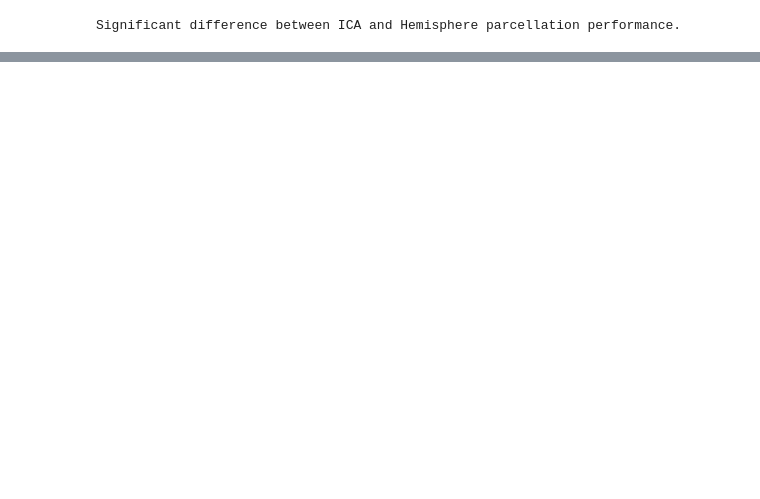
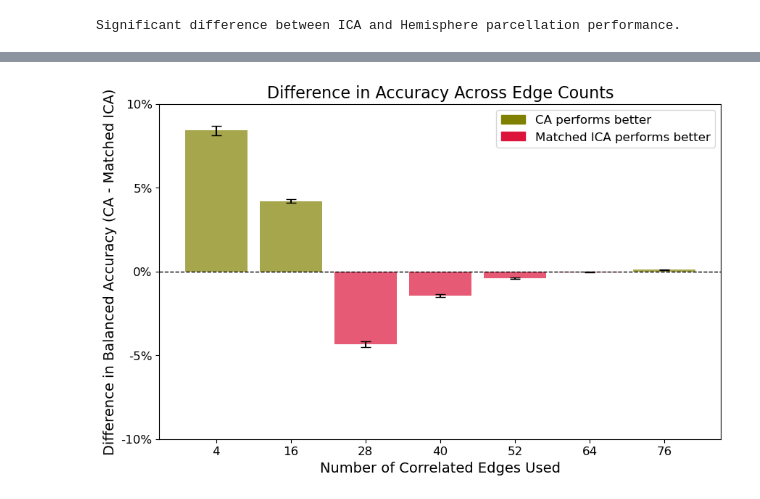
Before and after one commit to vickyli1015/Public-DSC180B-Functional-Connectivity-Project, a Jupyter notebook: comparing_data.ipynb, the cells around one changed output, grey strips where cells are left out. Cells and saved outputs as stored; diff of their text form; code cells hidden in the pictures; blank space fills up the shorter version.

```diff
--- a/comparing_data.ipynb
+++ b/comparing_data.ipynb
@@ -62,0 +152,77 @@ else:
+# %%
+import matplotlib.pyplot as plt
+import numpy as np
+import pandas as pd
+from matplotlib.ticker import FuncFormatter
+
+# Provided data
+data1 = ba_m  # Matched ICA data
+data2 = ba_h  # CA data
+
+# Convert to DataFrame
+df1 = pd.DataFrame(data1, columns=["Edges_Num", "Acc"])
+df2 = pd.DataFrame(data2, columns=["Edges_Num", "Acc"])
+
+# Filter specific values for Edges_Num
+# edges = [4, 8, 12, 16, 20, 24, 28, 32, 36]
+edges = np.unique(ba_h[:, 0])[:20:3]
+df1_filtered = df1[df1["Edges_Num"].isin(edges)]
+df2_filtered = df2[df2["Edges_Num"].isin(edges)]
+
+# Compute mean & standard deviation
+mean1 = df1_filtered.groupby("Edges_Num")["Acc"].mean()
+std1 = df1_filtered.groupby("Edges_Num")["Acc"].std()
+n1 = df1_filtered.groupby("Edges_Num")["Acc"].count()  # Sample count
+
+mean2 = df2_filtered.groupby("Edges_Num")["Acc"].mean()
+std2 = df2_filtered.groupby("Edges_Num")["Acc"].std()
+n2 = df2_filtered.groupby("Edges_Num")["Acc"].count()  # Sample count
+
+# Compute difference in means (CA - Matched ICA)
+diff_means = mean2 - mean1
+
+# Compute standard error of the mean (SEM) for difference
+std_diff = np.sqrt((std1**2 / n1) + (std2**2 / n2))
+
+# Plotting
+fig, ax = plt.subplots(figsize=(10, 6))
+bar_width = 10  # Width of each bar
+
+# Conditional coloring based on whether CA or Matched ICA is better
+colors = np.where(diff_means > 0, 'olive', 'crimson')  # Green for CA better, Red for ICA better
+
+# Plot bars with conditional colors
+bars = ax.bar(edges, diff_means, yerr=std_diff, width=bar_width,
+              alpha=0.7, color=colors, capsize=5)
+
+# Add a horizontal line at 0 for reference
+ax.axhline(0, color="black", linestyle="--", linewidth=1)
+
+# Labels and title
+ax.set_xticks(edges)
+ax.set_yticks([-0.1, -0.05, 0, 0.05, 0.1])
+ax.set_xlabel("Number of Correlated Edges Used", fontsize=14)
+ax.set_ylabel("Difference in Balanced Accuracy (CA - Matched ICA)", fontsize=14)
+ax.set_title("Difference in Accuracy Across Edge Counts", fontsize=16)
+
+# Convert y-ticks to percentages
+def percent(x, pos):
+    return f'{x * 100:.0f}%'  # Convert to percentage and format
+
+ax.yaxis.set_major_formatter(FuncFormatter(percent))
+
+
+# Improve tick size
+ax.tick_params(axis="both", labelsize=12)
+
+# Add a legend for colors
+from matplotlib.patches import Patch
+legend_elements = [Patch(color='olive', label='CA performs better'),
+                   Patch(color='crimson', label='Matched ICA performs better')]
+ax.legend(handles=legend_elements, loc='upper right', fontsize=12)
+
+# Show and save plot
+plt.show()
+fig.savefig('report/acc_diff_thresh.png', dpi=300, bbox_inches="tight")
+# %% [output]
+[figure, added]
```
Also changed, not shown: parts of 13 cells of this notebook, 2 other files.
